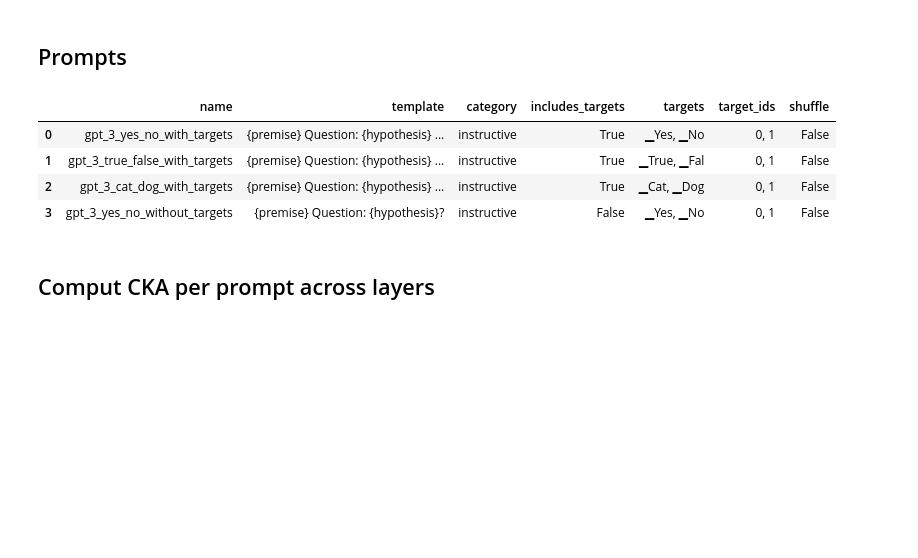
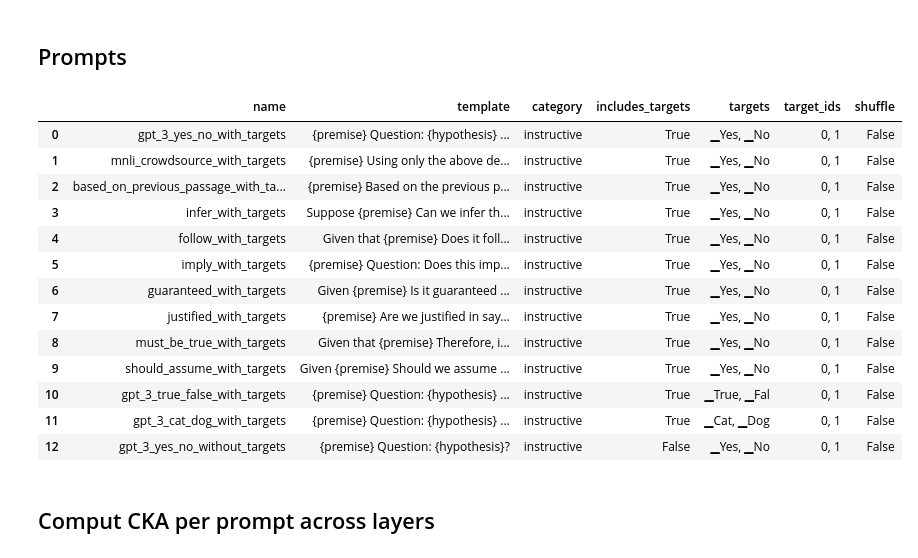
Before and after one commit to mmarius/t0-analysis, a Jupyter notebook: notebooks/T0/rte/encoder/cka_encoder_per_layer.ipynb, the cells around one changed output. Saved outputs shown, nothing was run; the diff lists cells and outputs as text; code cells hidden in the pictures; blank space fills up the shorter version.

```diff
--- a/notebooks/T0/rte/encoder/cka_encoder_per_layer.ipynb
+++ b/notebooks/T0/rte/encoder/cka_encoder_per_layer.ipynb
@@ -20,14 +23,24 @@ task = "rte"
 # %% [markdown]
 ## Prompts
 # %%
-df = read_templates_from_file(f"/t0-analysis/prompts/{task}/fixed_prompt.csv")
+df = read_templates_from_file(f"/t0-analysis/prompts/{task}/all.csv")
+# df = read_templates_from_file(f"/t0-analysis/prompts/{task}/fixed_prompt.csv")
 # df = read_templates_from_file(f"/t0-analysis/prompts/{task}/fixed_target_yes_no.csv")
 display(df)
 # %% [output]
 |  | name | template | category | includes_targets | targets | target_ids | shuffle |
 | 0 | gpt_3_yes_no_with_targets | {premise} Question: {hypothesis} ... | instructive | True | ▁Yes, ▁No | 0, 1 | False |
-| 1 | gpt_3_true_false_with_targets | {premise} Question: {hypothesis} ... | instructive | True | ▁True, ▁Fal | 0, 1 | False |
-| 2 | gpt_3_cat_dog_with_targets | {premise} Question: {hypothesis} ... | instructive | True | ▁Cat, ▁Dog | 0, 1 | False |
-| 3 | gpt_3_yes_no_without_targets | {premise} Question: {hypothesis}? | instructive | False | ▁Yes, ▁No | 0, 1 | False |
+| 1 | mnli_crowdsource_with_targets | {premise} Using only the above de... | instructive | True | ▁Yes, ▁No | 0, 1 | False |
+| 2 | based_on_previous_passage_with_ta... | {premise} Based on the previous p... | instructive | True | ▁Yes, ▁No | 0, 1 | False |
+| 3 | infer_with_targets | Suppose {premise} Can we infer th... | instructive | True | ▁Yes, ▁No | 0, 1 | False |
+| 4 | follow_with_targets | Given that {premise} Does it foll... | instructive | True | ▁Yes, ▁No | 0, 1 | False |
+| 5 | imply_with_targets | {premise} Question: Does this imp... | instructive | True | ▁Yes, ▁No | 0, 1 | False |
+| 6 | guaranteed_with_targets | Given {premise} Is it guaranteed ... | instructive | True | ▁Yes, ▁No | 0, 1 | False |
+| 7 | justified_with_targets | {premise} Are we justified in say... | instructive | True | ▁Yes, ▁No | 0, 1 | False |
+| 8 | must_be_true_with_targets | Given that {premise} Therefore, i... | instructive | True | ▁Yes, ▁No | 0, 1 | False |
+| 9 | should_assume_with_targets | Given {premise} Should we assume ... | instructive | True | ▁Yes, ▁No | 0, 1 | False |
+| 10 | gpt_3_true_false_with_targets | {premise} Question: {hypothesis} ... | instructive | True | ▁True, ▁Fal | 0, 1 | False |
+| 11 | gpt_3_cat_dog_with_targets | {premise} Question: {hypothesis} ... | instructive | True | ▁Cat, ▁Dog | 0, 1 | False |
+| 12 | gpt_3_yes_no_without_targets | {premise} Question: {hypothesis}? | instructive | False | ▁Yes, ▁No | 0, 1 | False |
 # %% [markdown]
 ## Comput CKA per prompt across layers
```
Also changed, not shown: parts of 7 cells of this notebook, 23 other files.
